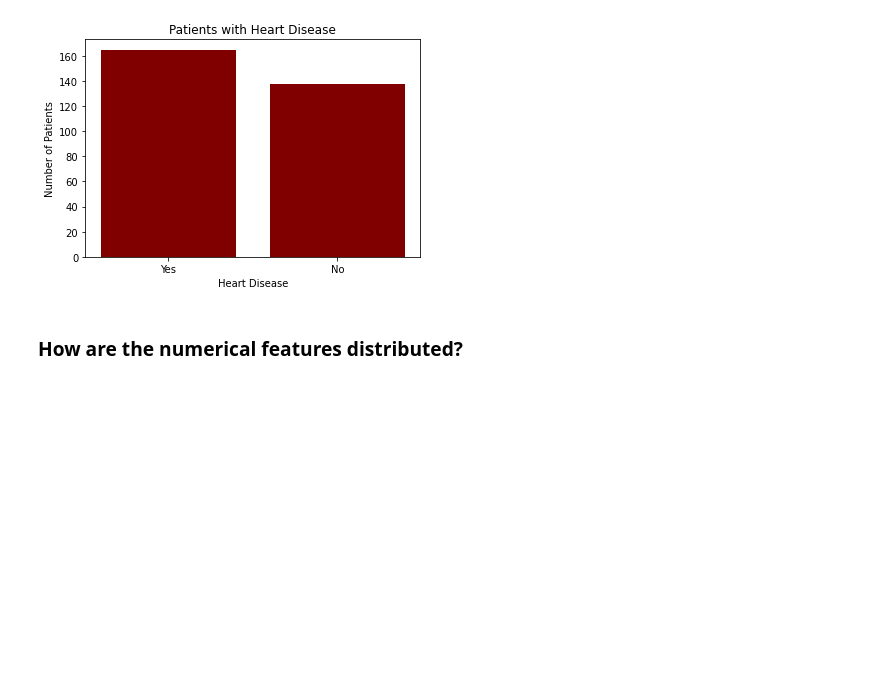
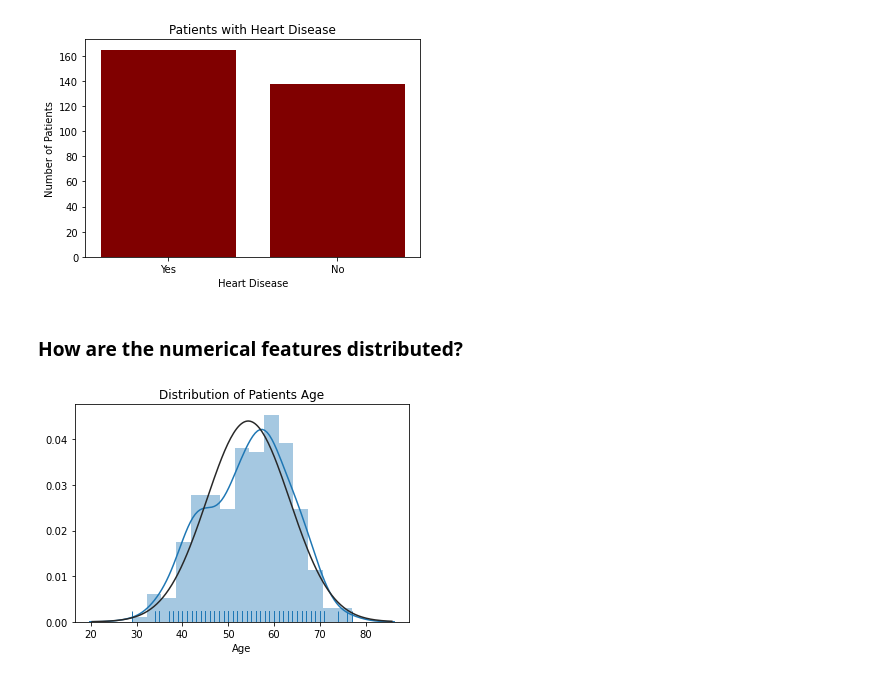
Before and after one commit to iammelvink/Heart-Disease-Project-AML, a Jupyter notebook: Heart_Disease_Project_Notebook.ipynb, the cells around one changed output. Drawn from its saved outputs; the diff is of its cells as text; code cells hidden in the pictures; blank space fills up the shorter version.

```diff
--- a/Heart_Disease_Project_Notebook.ipynb
+++ b/Heart_Disease_Project_Notebook.ipynb
@@ -255,3 +255,12 @@ plt.ylabel('Number of Patients');
 [figure]
 # %% [markdown]
 ### How are the numerical features distributed?
+# %%
+from scipy.stats import norm, skewnorm, halfcauchy
+
+# Fit a normal distribution to the data to observe if it is normally distributed
+sns.distplot(data.age, rug=True, bins=15, fit=norm);
+plt.title('Distribution of Patients Age');
+plt.xlabel('Age');
+# %% [output]
+[figure, added]
```
Also changed, not shown: parts of 18 cells of this notebook.
